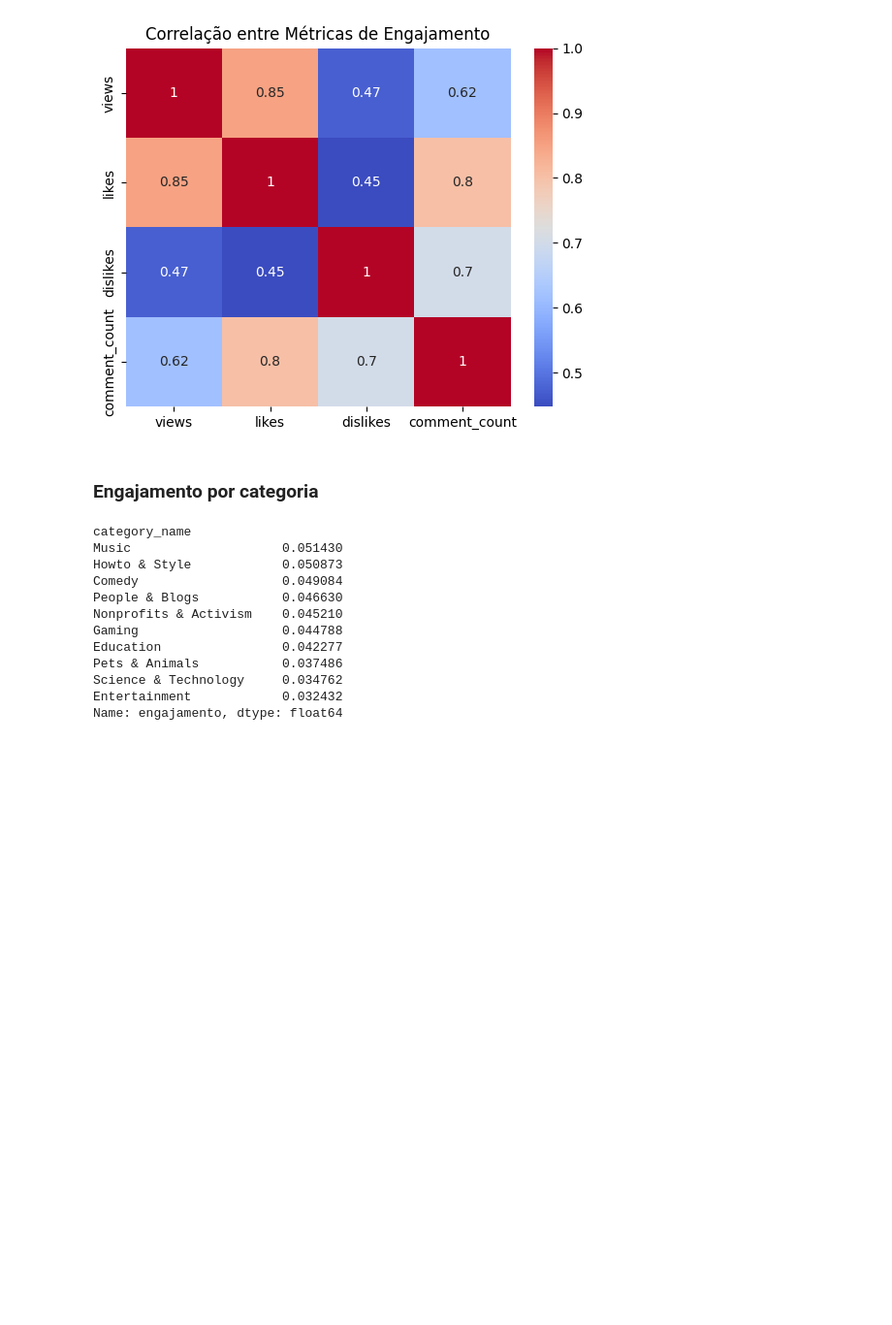
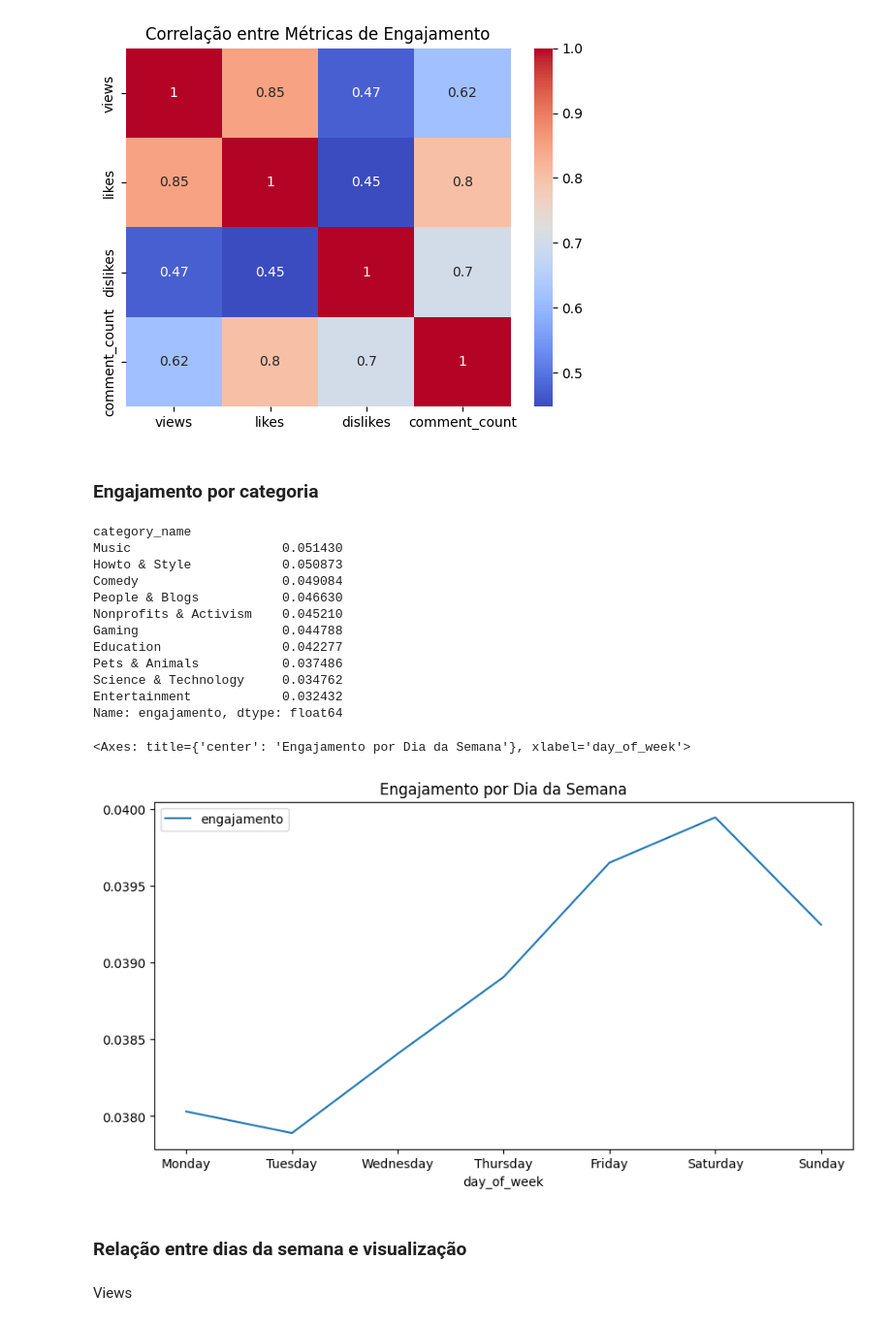
Before and after one commit to ingrid-sabino/youtube-trending-analytics, a Jupyter notebook: youtube-media.ipynb, the cells around one changed output. Shown at 97% size. Cells and saved outputs as stored; diff of their text form; code cells hidden in the pictures; blank space fills up the shorter version.

```diff
--- a/youtube-media.ipynb
+++ b/youtube-media.ipynb
@@ -9,7 +7,7 @@ import seaborn as sns
 ### Carregando os dados no notebook
 # %%
 # Abrir o JSON
-with open('US_category_id.json', encoding='utf-8') as f:
+with open('/Users/ingridsabino/Documents/PortfolioDados/youtube_trending_videos/US_category_id.json', encoding='utf-8') as f:
     categorias = json.load(f)
 
 # Extrair o nome das categorias
@@ -88,6 +86,9 @@ df['trending_date'] = pd.to_datetime(df['trending_date'], format='%y.%d.%m')
 # %%
 # Remover duplicatas
 df.drop_duplicates(inplace=True)
+# %%
+# Criando a coluna dia da semana
+df['day_of_week'] = df['trending_date'].dt.day_name()
 # %% [markdown]
 ## Análise exploratória
 # %% [markdown]
@@ -145,3 +146,21 @@ Pets & Animals           0.037486
 Science & Technology     0.034762
 Entertainment            0.032432
 Name: engajamento, dtype: float64
+# %%
+# Agrupar por dia da semana e calcular a média de engajamento
+engagement_by_day = df.groupby('day_of_week').apply(lambda x: ((x['likes'] + x['comment_count']) / x['views']).mean()).reset_index(name='engajamento')
+
+# Ordenar os dias da semana na ordem correta
+days_order = ['Monday', 'Tuesday', 'Wednesday', 'Thursday', 'Friday', 'Saturday', 'Sunday']
+engagement_by_day['day_of_week'] = pd.Categorical(engagement_by_day['day_of_week'], categories=days_order, ordered=True)
+engagement_by_day = engagement_by_day.sort_values('day_of_week')
+
+# Criar o gráfico de engajamento por dia da semana
+engagement_by_day.plot(x='day_of_week', y='engajamento', kind='line', figsize=(10, 5), title='Engajamento por Dia da Semana')
+# %% [output]
+<Axes: title={'center': 'Engajamento por Dia da Semana'}, xlabel='day_of_week'>
+[figure, added]
+# %% [markdown]
+### Relação entre dias da semana e visualização
+# %% [markdown]
+Views
```
Also changed, not shown: parts of 13 cells of this notebook.
